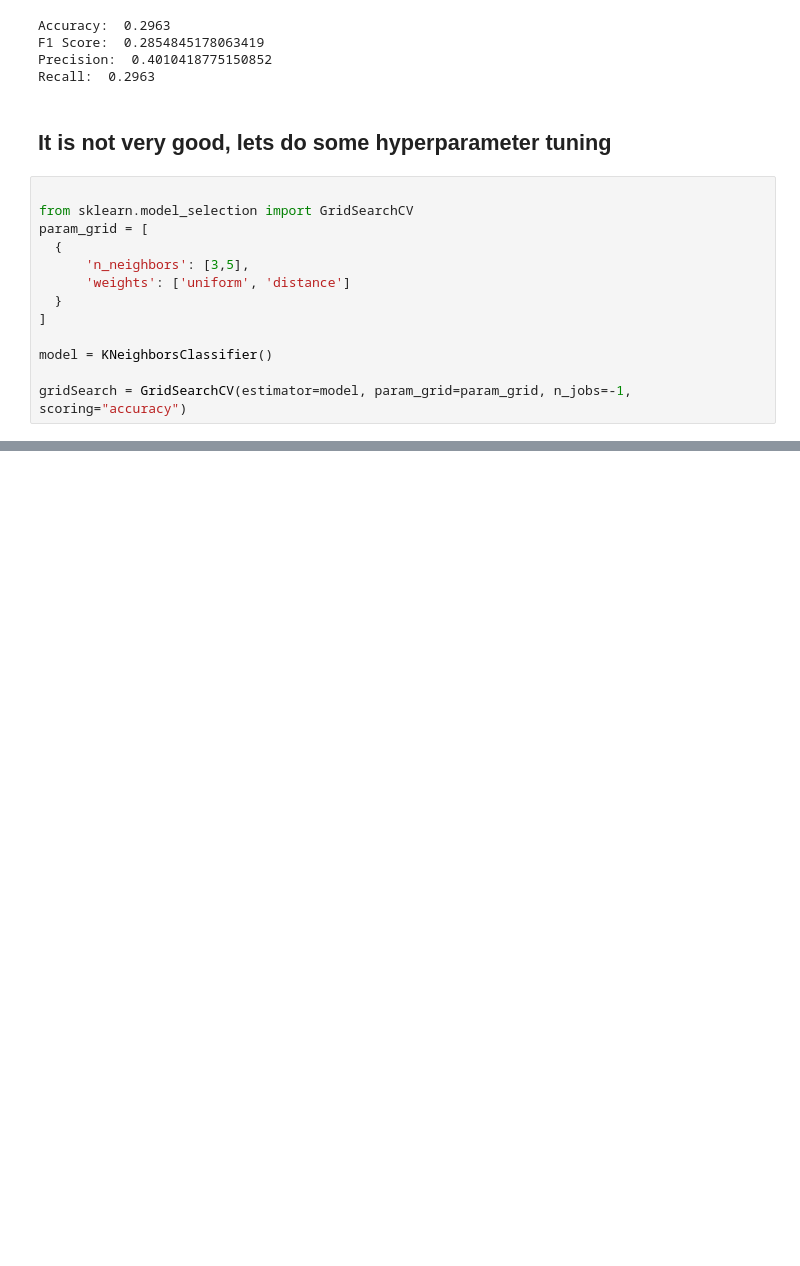
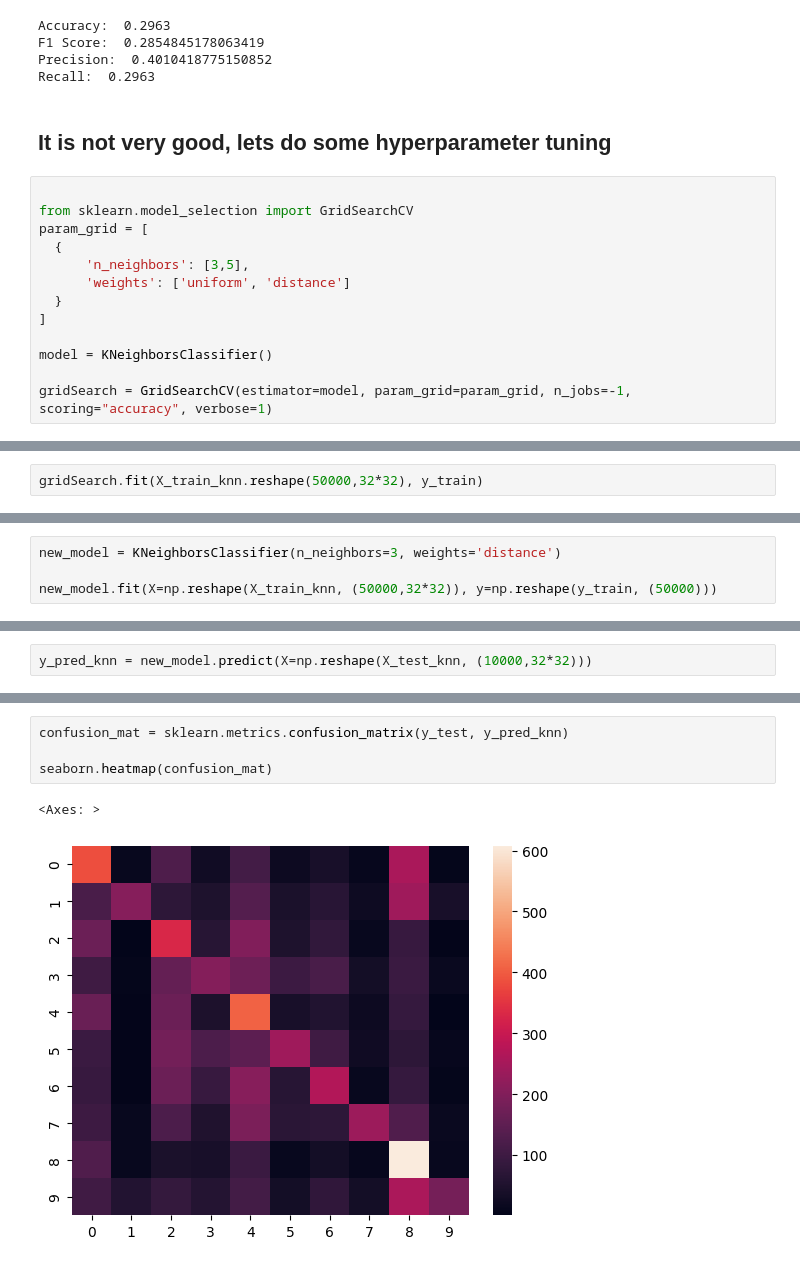
Before and after one commit to Nopenop/ml-finalproject, a Jupyter notebook: main.ipynb, the cells around one changed output, grey strips where cells are left out. Saved outputs shown, nothing was run; the diff lists cells and outputs as text; blank space fills up the shorter version.

```diff
--- a/main.ipynb
+++ b/main.ipynb
@@ -240,4 +373,4 @@ param_grid = [
 
 model = KNeighborsClassifier()
 
-gridSearch = GridSearchCV(estimator=model, param_grid=param_grid, n_jobs=-1, scoring="accuracy")
+gridSearch = GridSearchCV(estimator=model, param_grid=param_grid, n_jobs=-1, scoring="accuracy", verbose=1)
@@ -245,0 +377,2 @@ TypeError: BaseEstimator.get_params() missing 1 required positional argument: 's
+# %%
+gridSearch.fit(X_train_knn.reshape(50000,32*32), y_train)
@@ -245,0 +389,4 @@ TypeError: BaseEstimator.get_params() missing 1 required positional argument: 's
+# %%
+new_model = KNeighborsClassifier(n_neighbors=3, weights='distance')
+
+new_model.fit(X=np.reshape(X_train_knn, (50000,32*32)), y=np.reshape(y_train, (50000)))
@@ -245,0 +395,2 @@ TypeError: BaseEstimator.get_params() missing 1 required positional argument: 's
+# %%
+y_pred_knn = new_model.predict(X=np.reshape(X_test_knn, (10000,32*32)))
@@ -245,0 +407,7 @@ TypeError: BaseEstimator.get_params() missing 1 required positional argument: 's
+# %%
+confusion_mat = sklearn.metrics.confusion_matrix(y_test, y_pred_knn)
+
+seaborn.heatmap(confusion_mat)
+# %% [output]
+<Axes: >
+[figure, added]
```
Also changed, not shown: parts of 43 cells of this notebook.
